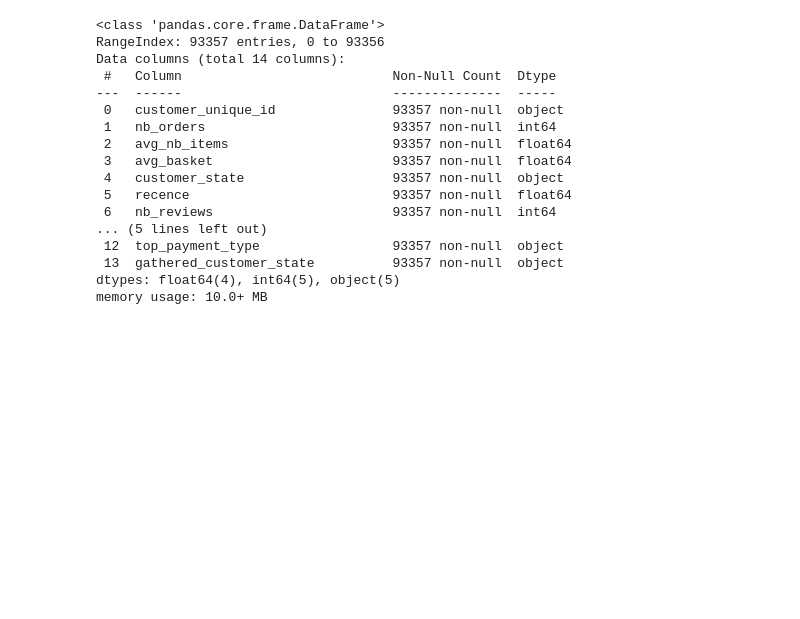
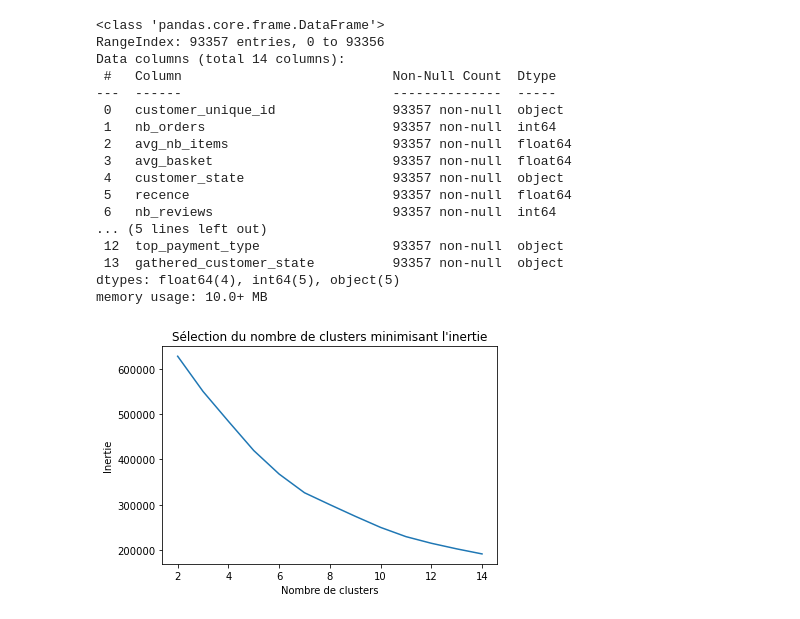
Before and after one commit to sebastienbourgeois/oc-p5-segmenter-clients-site-ecommerce, a Jupyter notebook: POLIST_02_notebookessais.ipynb, the cells around one changed output. Cells and saved outputs as stored; diff of their text form; code cells hidden in the pictures; blank space fills up the shorter version.

Commit message:
Réalisation du kmeans sur plusieurs variables numériques et visualisation des clusters avec l'ACP

```diff
--- a/POLIST_02_notebookessais.ipynb
+++ b/POLIST_02_notebookessais.ipynb
@@ -284,14 +284,24 @@ from sklearn.metrics import silhouette_score
 from sklearn.metrics import davies_bouldin_score
 
 # recherche du nombre de clusters optimal
-liste_nb_clusters = range(2, 11)
+liste_nb_clusters = range(2, 15)
 scores_silhouette = []
 scores_inertie = []
 scores_davies_bouldin = []
 
 for nb_clusters in liste_nb_clusters:
-    recherche_kmeans = KMeans(n_clusters=nb_clusters).fit(std_clients_data_RFM)
+    recherche_kmeans = KMeans(n_clusters=nb_clusters).fit(std_clients_data_kmeans)
     labels = recherche_kmeans.labels_
     scores_inertie.append(recherche_kmeans.inertia_)
-    scores_silhouette.append(silhouette_score(std_clients_data_RFM, labels))
-    scores_davies_bouldin.append(davies_bouldin_score(std_clients_data_RFM, labels))
+    scores_silhouette.append(silhouette_score(std_clients_data_kmeans, labels))
+    scores_davies_bouldin.append(davies_bouldin_score(std_clients_data_kmeans, labels))
+# %%
+import matplotlib.pyplot as plt
+
+plt.plot(liste_nb_clusters, scores_inertie)
+plt.xlabel("Nombre de clusters")
+plt.ylabel("Inertie")
+plt.title("Sélection du nombre de clusters minimisant l'inertie")
+plt.show()
+# %% [output]
+[figure, added]
```
Also changed, not shown: parts of 6 cells of this notebook.
